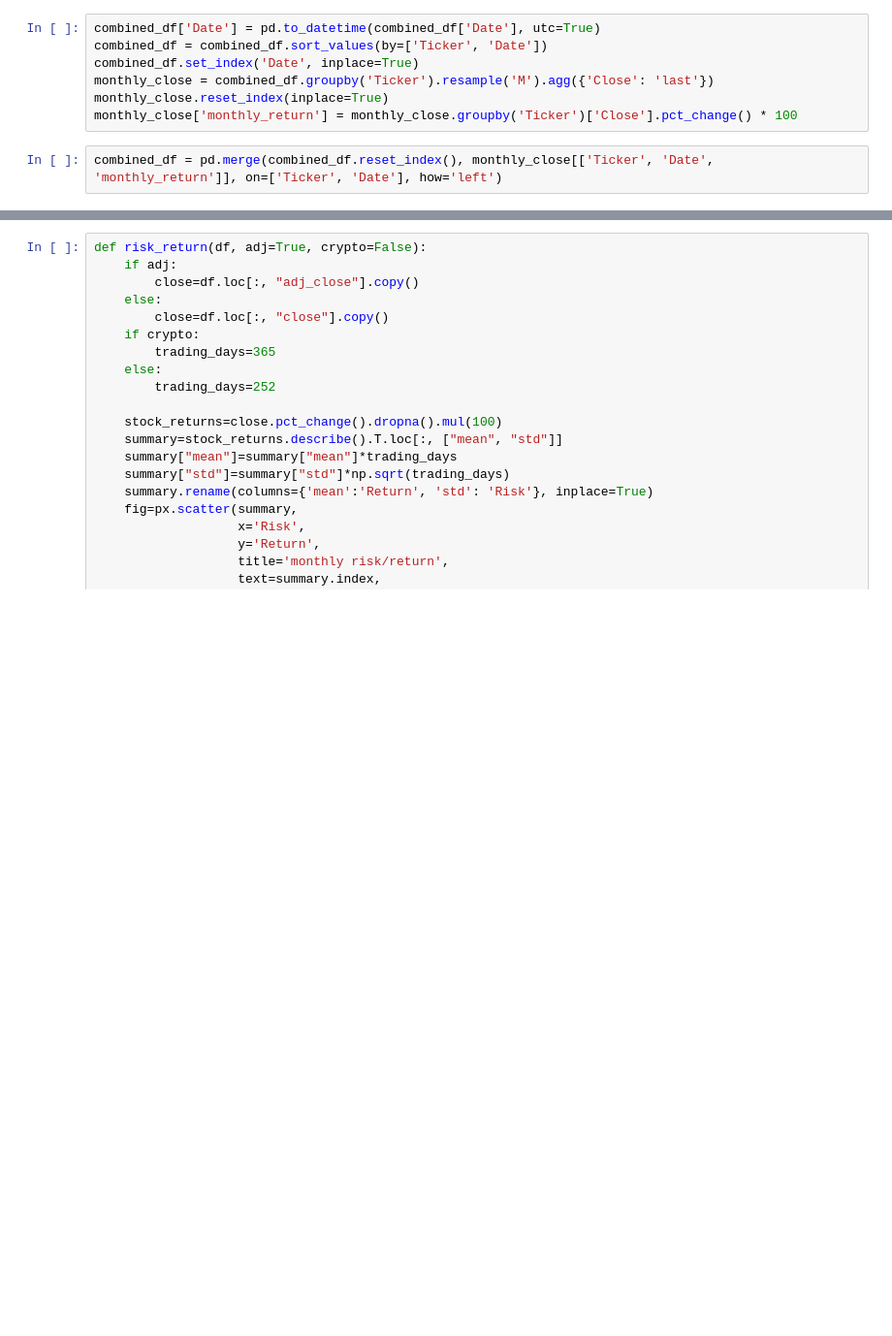
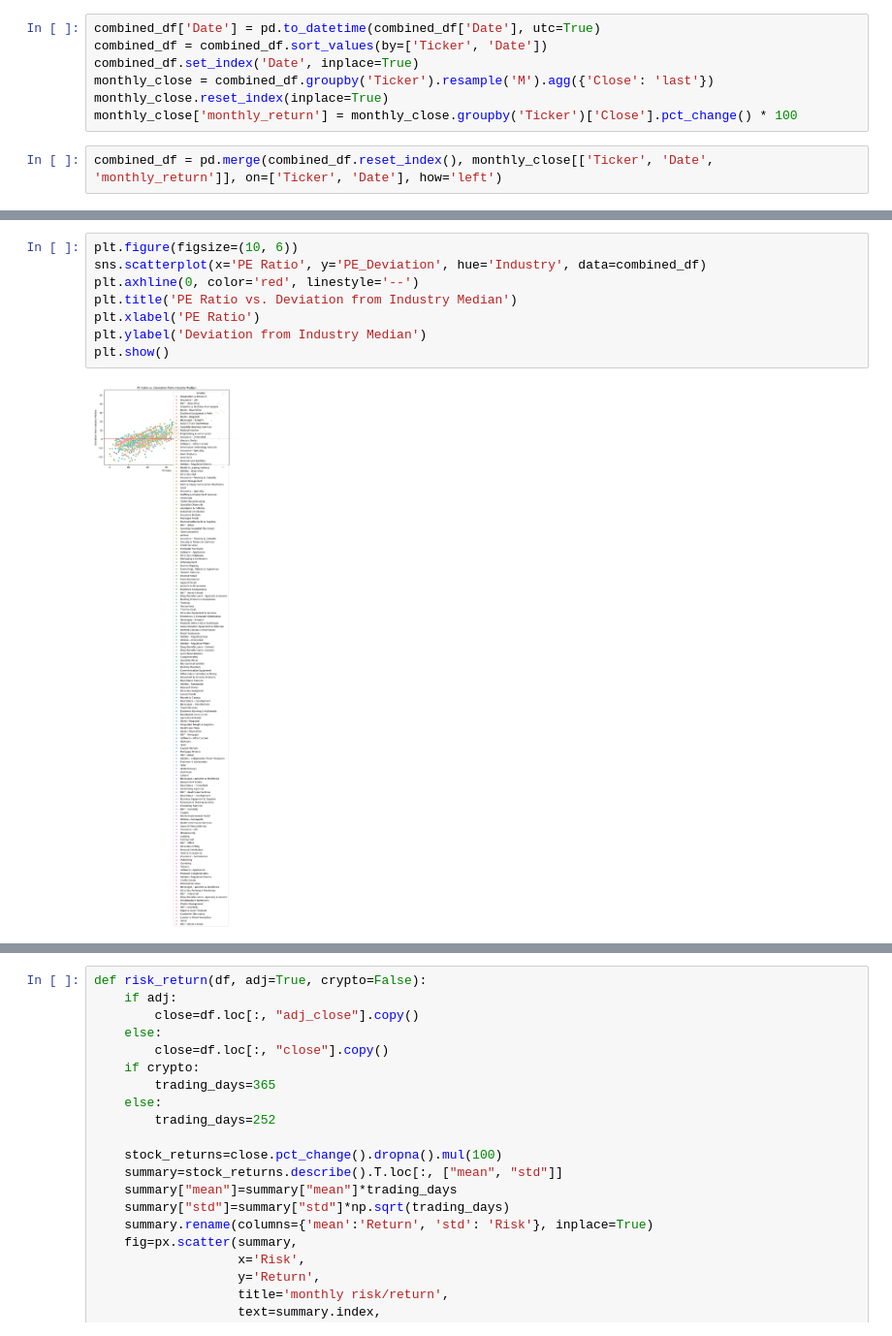
Before and after one commit to blackpaigestone/Portfolio29, a Jupyter notebook: Investment_Management/initial_stock_analysis.ipynb, the cells around one changed output, grey strips where cells are left out. Shown at 97% size. Saved outputs shown, nothing was run; the diff lists cells and outputs as text; blank space fills up the shorter version.

```diff
--- a/Investment_Management/initial_stock_analysis.ipynb
+++ b/Investment_Management/initial_stock_analysis.ipynb
@@ -65,0 +169,10 @@ print(combined_df.head())
+# %%
+plt.figure(figsize=(10, 6))
+sns.scatterplot(x='PE Ratio', y='PE_Deviation', hue='Industry', data=combined_df)
+plt.axhline(0, color='red', linestyle='--')
+plt.title('PE Ratio vs. Deviation from Industry Median')
+plt.xlabel('PE Ratio')
+plt.ylabel('Deviation from Industry Median')
+plt.show()
+# %% [output]
+[figure, added]
```
Also changed, not shown: parts of 62 cells of this notebook, 4 other files.
